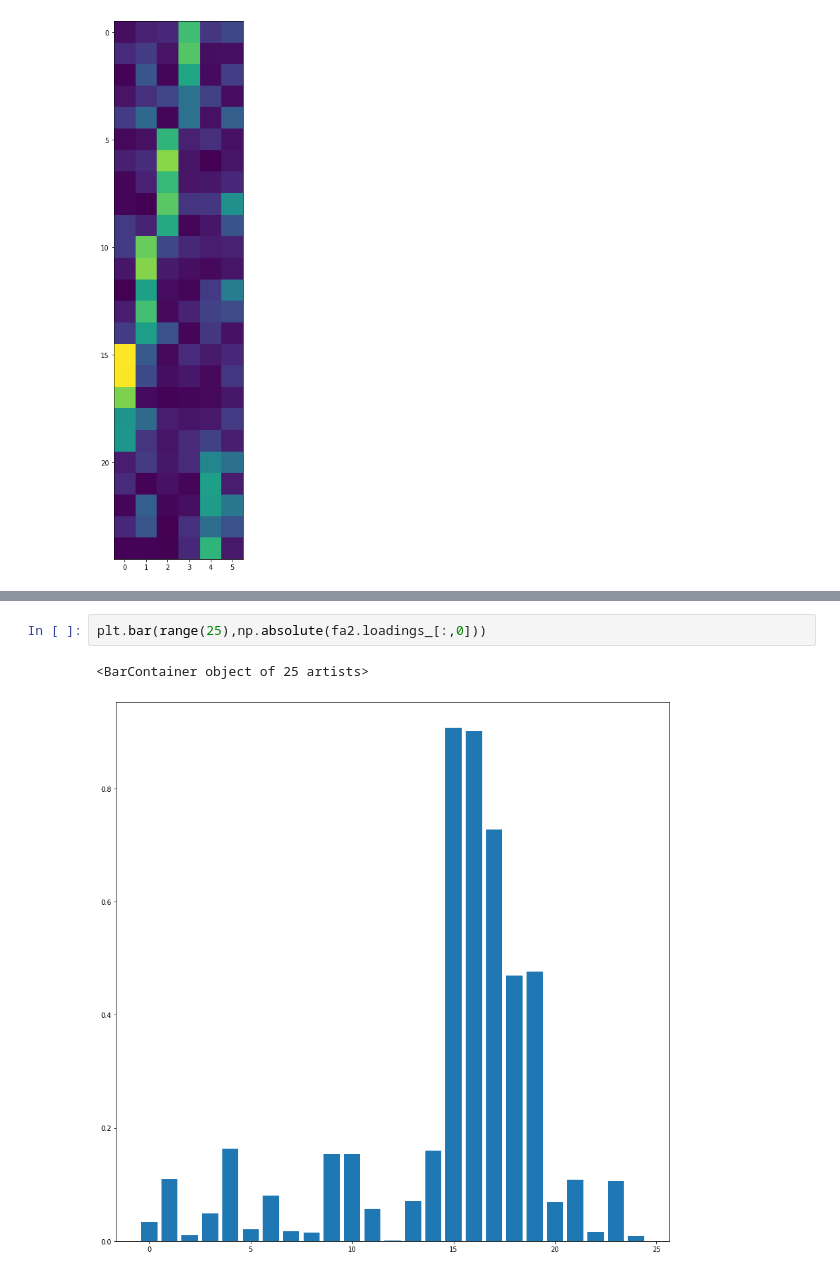
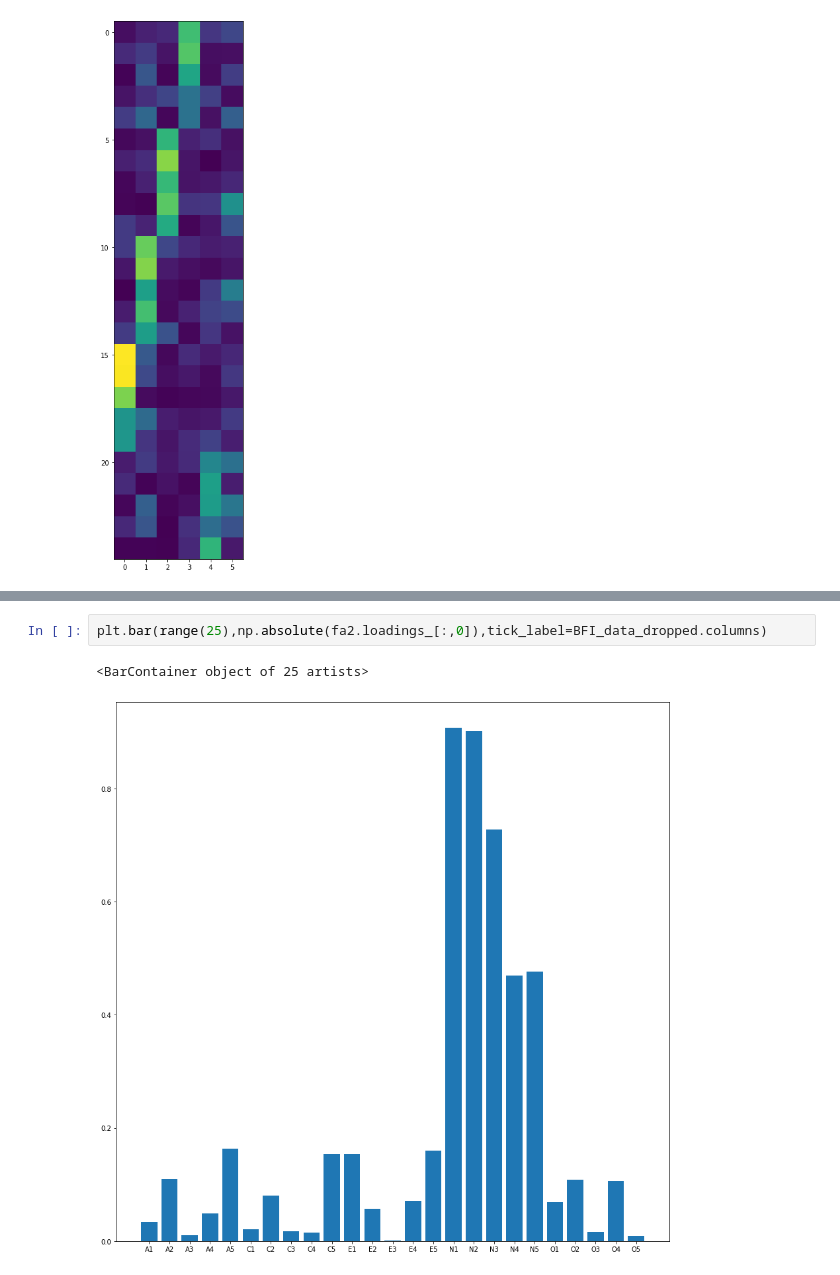
Before and after one commit to jittakorn-ch/multivariate, a Jupyter notebook: Chapter_5_Factor_Analysis.ipynb, the cells around one changed output, grey strips where cells are left out. Drawn from its saved outputs; the diff is of its cells as text.

```diff
--- a/Chapter_5_Factor_Analysis.ipynb
+++ b/Chapter_5_Factor_Analysis.ipynb
@@ -202,5 +219,5 @@ plt.imshow(np.absolute(fa2.loadings_))
 # %%
-plt.bar(range(25),np.absolute(fa2.loadings_[:,0]))
+plt.bar(range(25),np.absolute(fa2.loadings_[:,0]),tick_label=BFI_data_dropped.columns)
 # %% [output]
 <BarContainer object of 25 artists>
-[figure, old version]
+[figure, new version]
```
Also changed, not shown: parts of 21 cells of this notebook.
